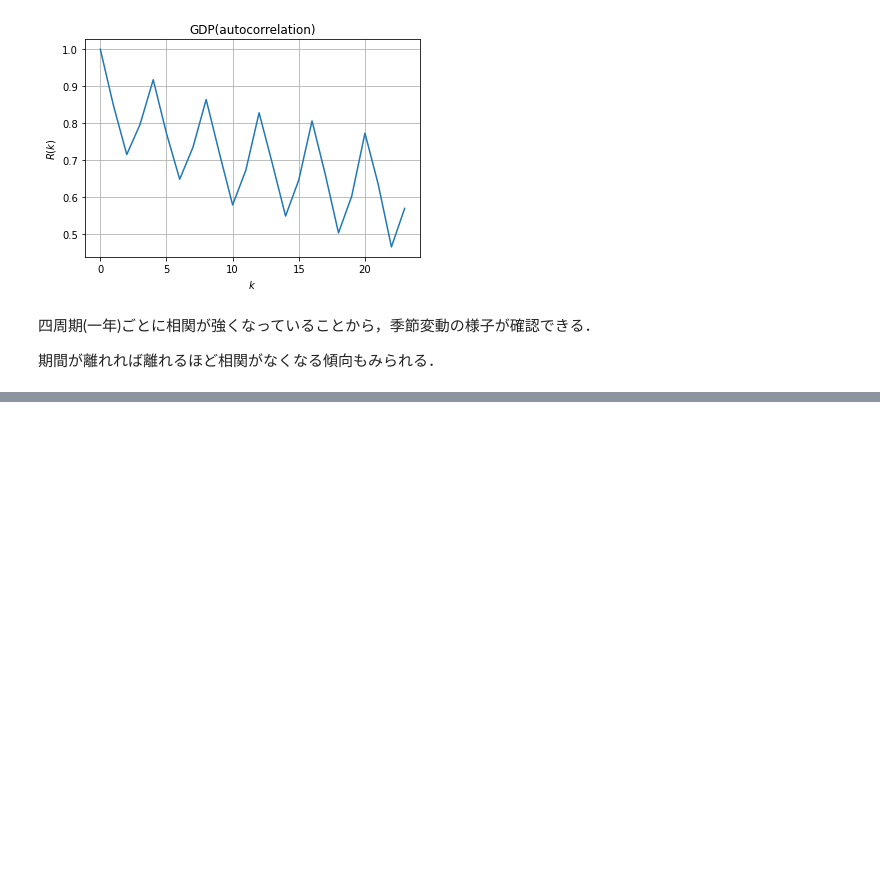
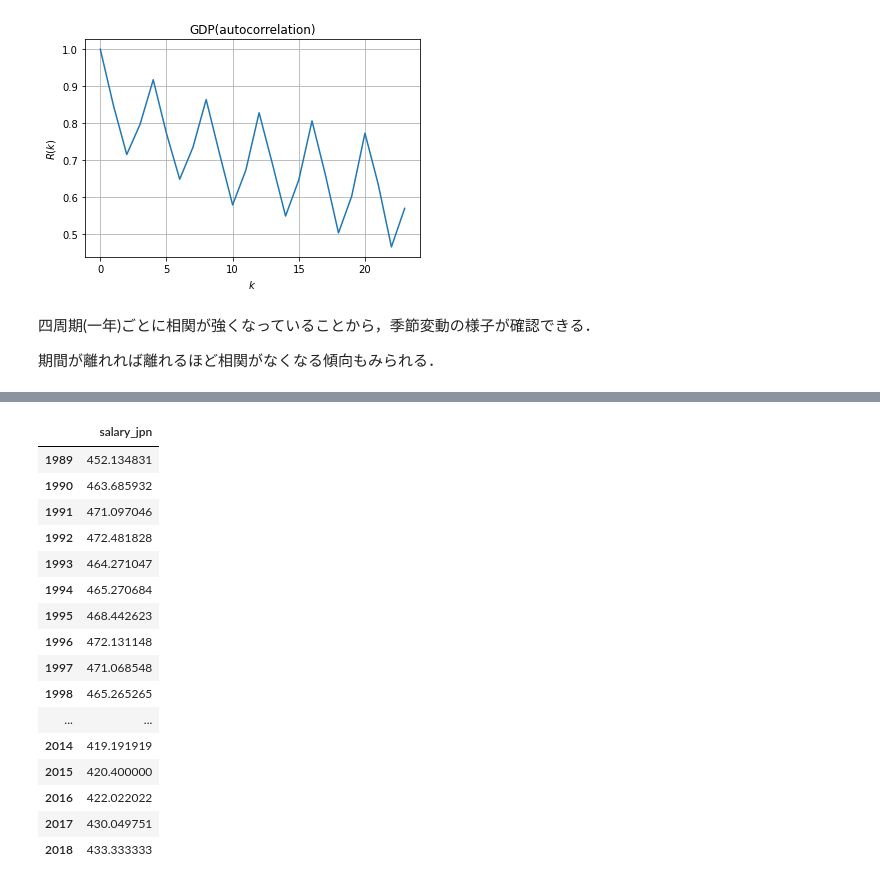
Before and after one commit to kiyoyoki/DataScienceSkillApprentice, a Jupyter notebook: TimeSeriesData.ipynb, the cells around one changed output, grey strips where cells are left out. Cells and saved outputs as stored; diff of their text form; code cells hidden in the pictures; blank space fills up the shorter version.

```diff
--- a/TimeSeriesData.ipynb
+++ b/TimeSeriesData.ipynb
@@ -192,0 +205,30 @@ plt.plot(gdp_autocorrelation)
+# %%
+# 平均給与データの読み込み
+salary_jpn = pd.read_excel('salary_jpn.xls',
+                           header=None,
+                           skiprows=4,
+                           index_col=0,
+                          usecols=[0,1],
+                          names=['year', 'salary_jpn'])
+
+salary_jpn.dropna(inplace=True)
+salary_jpn.index = pd.period_range(start=1989, end=2018, freq='Y')
+salary_jpn
+# %% [output]
+|  | salary_jpn |
+| 1989 | 452.134831 |
+| 1990 | 463.685932 |
+| 1991 | 471.097046 |
+| 1992 | 472.481828 |
+| 1993 | 464.271047 |
+| 1994 | 465.270684 |
+| 1995 | 468.442623 |
+| 1996 | 472.131148 |
+| 1997 | 471.068548 |
+| 1998 | 465.265265 |
+| ... | ... |
+| 2014 | 419.191919 |
+| 2015 | 420.400000 |
+| 2016 | 422.022022 |
+| 2017 | 430.049751 |
+| 2018 | 433.333333 |
```
Also changed, not shown: parts of 9 cells of this notebook, 1 other file.
